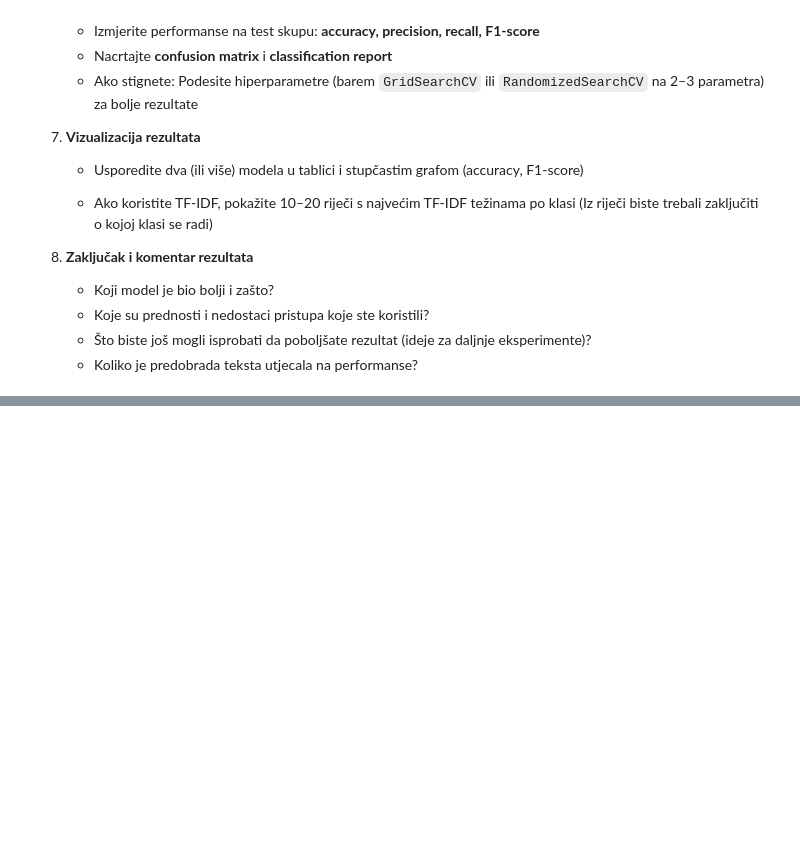
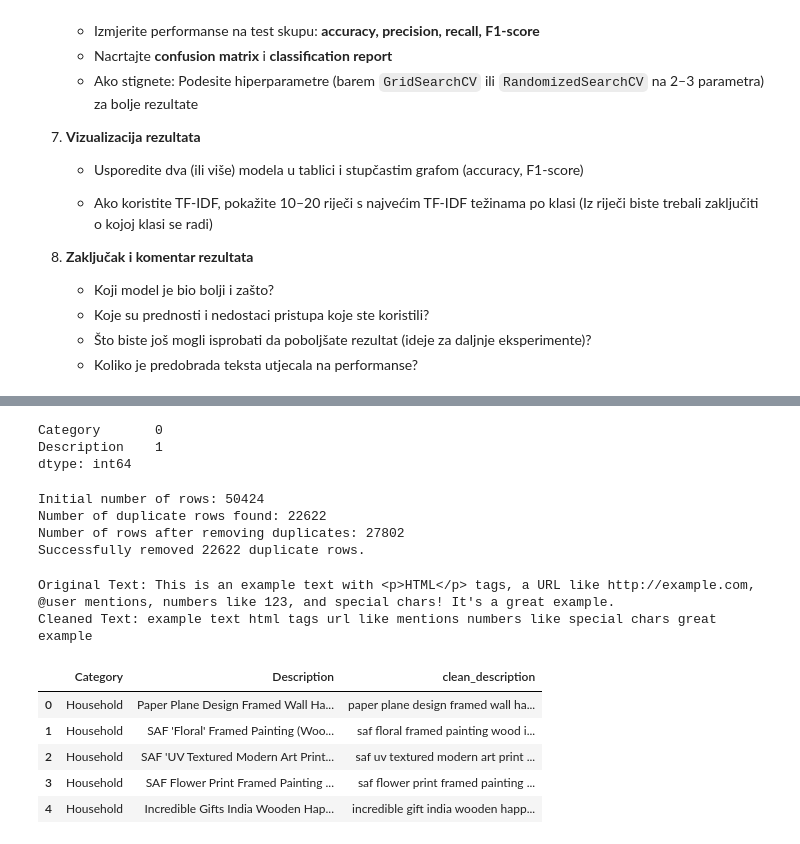
Before and after one commit to mln2j/nlp-lv, a Jupyter notebook: lv3/lv3.ipynb, the cells around one changed output, grey strips where cells are left out. Drawn from its saved outputs; the diff is of its cells as text; code cells hidden in the pictures; blank space fills up the shorter version.

```diff
--- a/lv3/lv3.ipynb
+++ b/lv3/lv3.ipynb
@@ -252,3 +385,7 @@ Cilj je klasificirati opise proizvoda iz e-trgovine u jednu od četiri kategorij
    - Koje su prednosti i nedostaci pristupa koje ste koristili?
    - Što biste još mogli isprobati da poboljšate rezultat (ideje za daljnje eksperimente)?
    - Koliko je predobrada teksta utjecala na performanse?
+# %%
+df = pd.read_csv("ecommerceDataset.csv", encoding="latin1", header=None)
+df.columns = ['Category', 'Description']
+df.head()
@@ -254,0 +411,71 @@ Cilj je klasificirati opise proizvoda iz e-trgovine u jednu od četiri kategorij
+# %%
+print(df.isnull().sum())
+df = df.dropna()
+# %% [output]
+Category       0
+Description    1
+dtype: int64
+# %%
+# Check for duplicates
+initial_rows = df.shape[0]
+duplicate_rows = df.duplicated().sum()
+print(f"Initial number of rows: {initial_rows}")
+print(f"Number of duplicate rows found: {duplicate_rows}")
+
+# Remove duplicates
+df.drop_duplicates(inplace=True)
+
+# Verify the new shape of the DataFrame
+final_rows = df.shape[0]
+print(f"Number of rows after removing duplicates: {final_rows}")
+print(f"Successfully removed {initial_rows - final_rows} duplicate rows.")
+# %% [output]
+Initial number of rows: 50424
+Number of duplicate rows found: 22622
+Number of rows after removing duplicates: 27802
+Successfully removed 22622 duplicate rows.
+# %%
+import nltk
+from nltk.corpus import stopwords
+
+nltk.download('stopwords', quiet=True)
+
+def enhanced_clean_text(text):
+    # Convert to lowercase
+    text = text.lower()
+    # Remove HTML tags
+    text = re.sub(r'<.*?>', '', text)
+    # Remove URLs
+    text = re.sub(r'http\S+|www\S+|https\S+', '', text)
+    # Remove mentions (e.g., @username)
+    text = re.sub(r'@\w+', '', text)
+    # Remove punctuation, numbers, and special characters (keeping only letters and spaces)
+    text = re.sub(r'[^a-z\s]', '', text)
+    # Remove extra spaces and strip leading/trailing whitespace
+    text = re.sub(r'\s+', ' ', text).strip()
+    # Remove stop words
+    stop_words = set(stopwords.words('english'))
+    tokens = text.split()
+    filtered_tokens = [word for word in tokens if word not in stop_words]
+    text = ' '.join(filtered_tokens)
+    return text
+
+# Example usage:
+sample_text = "This is an example text with <p>HTML</p> tags, a URL like http://example.com, @user mentions, numbers like 123, and special chars! It's a great example."
+cleaned_sample_text = enhanced_clean_text(sample_text)
+print("Original Text:", sample_text)
+print("Cleaned Text:", cleaned_sample_text)
+# %% [output]
+Original Text: This is an example text with <p>HTML</p> tags, a URL like http://example.com, @user mentions, numbers like 123, and special chars! It's a great example.
+Cleaned Text: example text html tags url like mentions numbers like special chars great example
+# %%
+df['clean_description'] = df['Description'].apply(clean_text).apply(lemmatize_text)
+# %%
+df.head()
+# %% [output]
+|  | Category | Description | clean_description |
+| 0 | Household | Paper Plane Design Framed Wall Ha... | paper plane design framed wall ha... |
+| 1 | Household | SAF 'Floral' Framed Painting (Woo... | saf floral framed painting wood i... |
+| 2 | Household | SAF 'UV Textured Modern Art Print... | saf uv textured modern art print ... |
+| 3 | Household | SAF Flower Print Framed Painting ... | saf flower print framed painting ... |
+| 4 | Household | Incredible Gifts India Wooden Hap... | incredible gift india wooden happ... |
```
Also changed, not shown: parts of 21 cells of this notebook.
